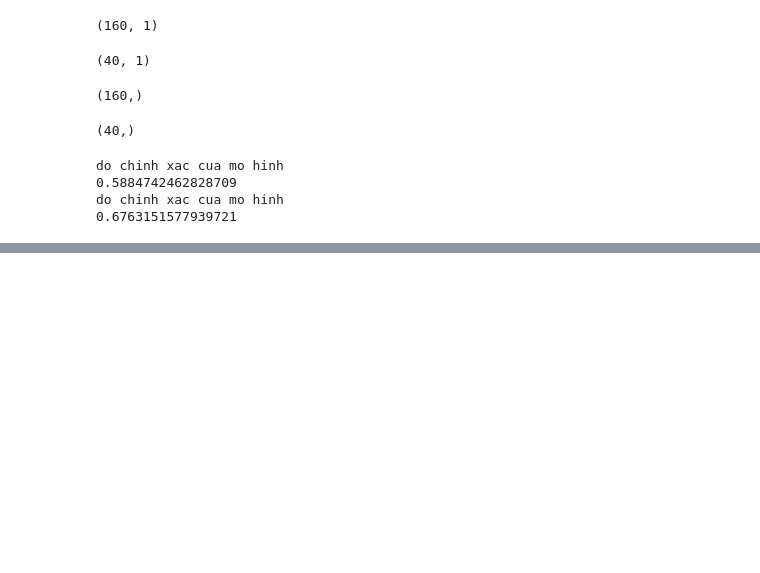
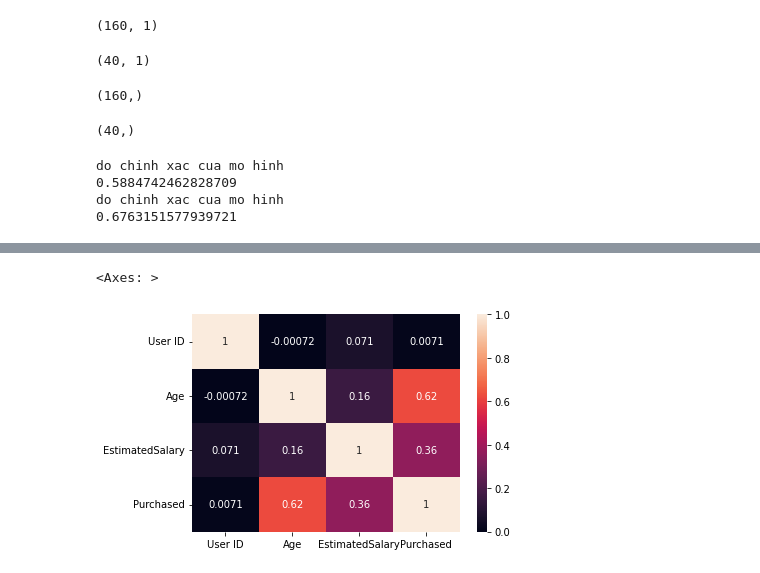
Before and after one commit to TuanLBT/AI_learning, a Jupyter notebook: deep_learning.ipynb, the cells around one changed output, grey strips where cells are left out. Drawn from its saved outputs; the diff is of its cells as text; code cells hidden in the pictures; blank space fills up the shorter version.

```diff
--- a/deep_learning.ipynb
+++ b/deep_learning.ipynb
@@ -647,0 +670,6 @@ do chinh xac cua mo hinh
+# %%
+corr = dataframe.corr()
+sns.heatmap(corr,annot=True)
+# %% [output]
+<Axes: >
+[figure, added]
```
Also changed, not shown: parts of 29 cells of this notebook.
